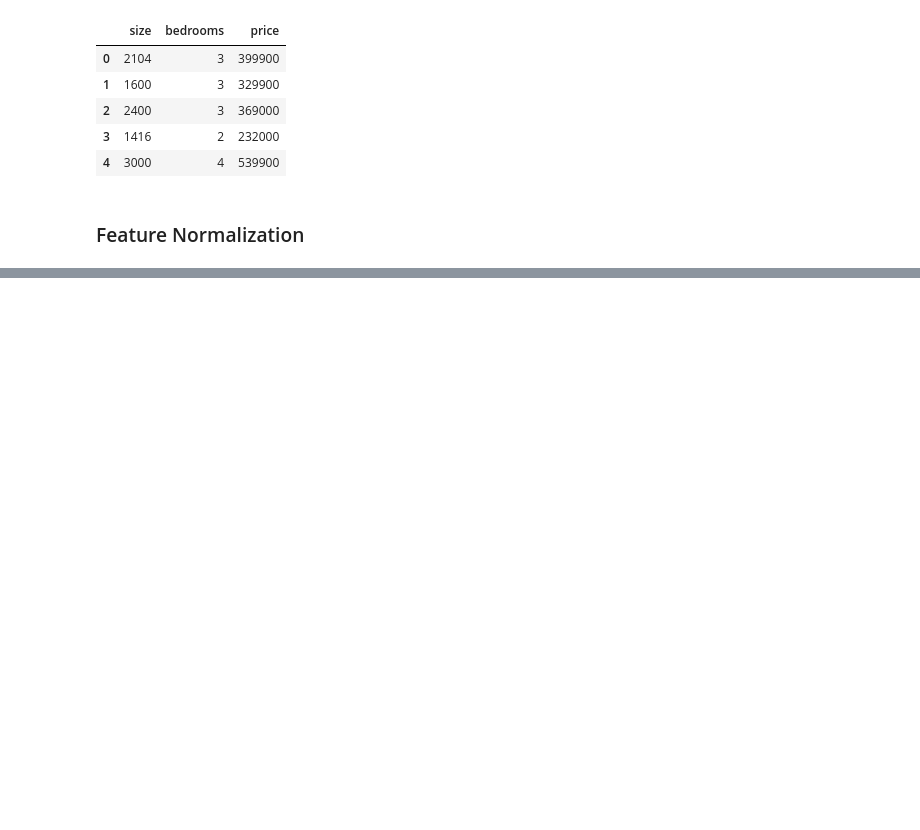
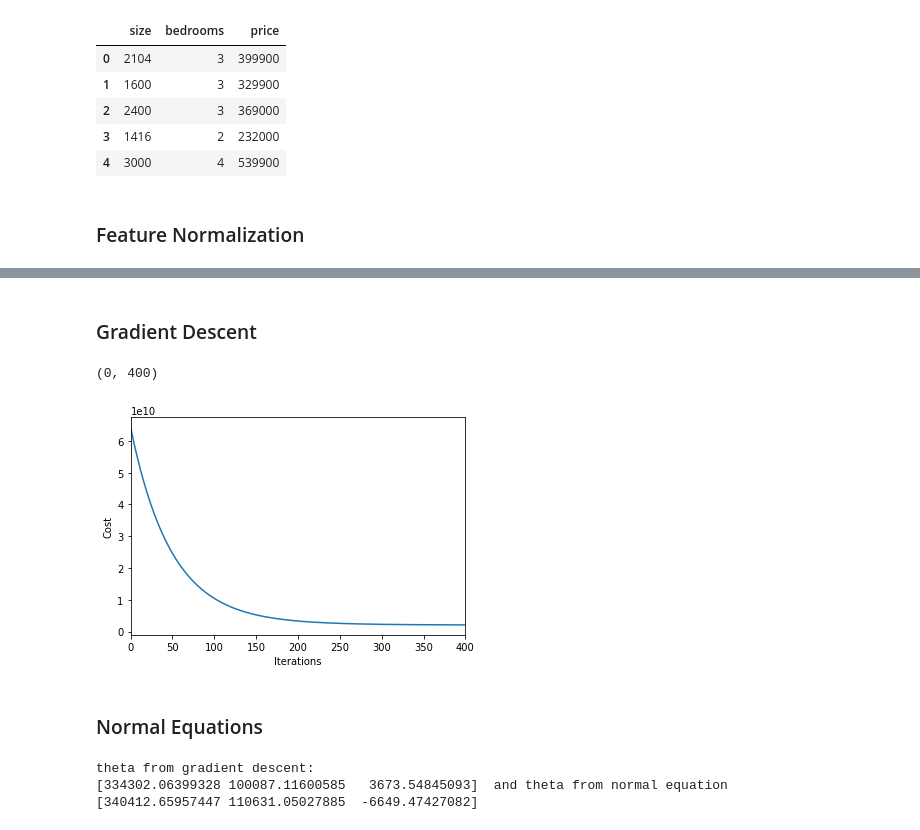
Before and after one commit to mina-parham/Coursera-MachineLearning-AndrewNg, a Jupyter notebook: exercise1/Exercise 1-Linear Regression.ipynb, the cells around one changed output, grey strips where cells are left out. Cells and saved outputs as stored; diff of their text form; code cells hidden in the pictures; blank space fills up the shorter version.

```diff
--- a/exercise1/Exercise 1-Linear Regression.ipynb
+++ b/exercise1/Exercise 1-Linear Regression.ipynb
@@ -98,0 +113,26 @@ data_y=np.c_[data['price']].astype('float')
+# %% [markdown]
+### Gradient Descent
+# %%
+alpha = 0.01
+iterations = 400
+
+theta = np.zeros((1, 3))
+theta, error_history = gradient_descent(x, data_y, theta, alpha, iterations)
+
+plt.plot(error_history)
+
+plt.xlabel('Iterations')
+plt.ylabel('Cost')
+plt.xlim(0, iterations)
+# %% [output]
+(0, 400)
+[figure, added]
+# %% [markdown]
+### Normal Equations
+# %%
+theta_normal = np.linalg.inv(x.T.dot(x)).dot(x.T.dot(data_y)).ravel()
+print('theta from gradient descent:\n{}  and theta from normal equation\n{}'.format(theta,theta_normal))
+# %% [output]
+theta from gradient descent:
+[334302.06399328 100087.11600585   3673.54845093]  and theta from normal equation
+[340412.65957447 110631.05027885  -6649.47427082]
```
Also changed, not shown: parts of 4 cells of this notebook.
